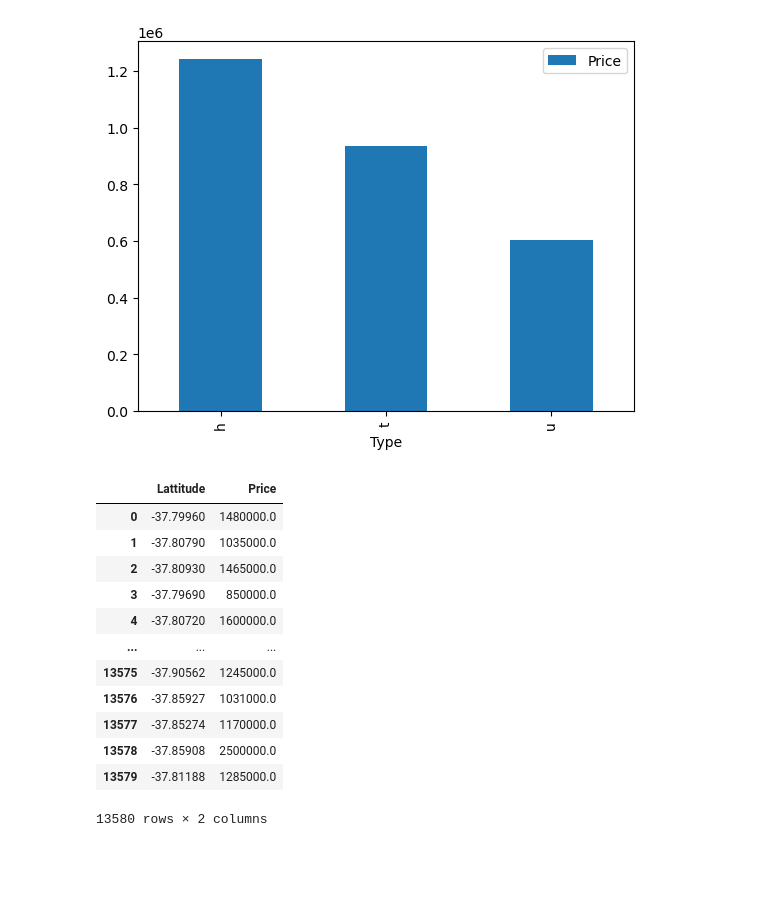
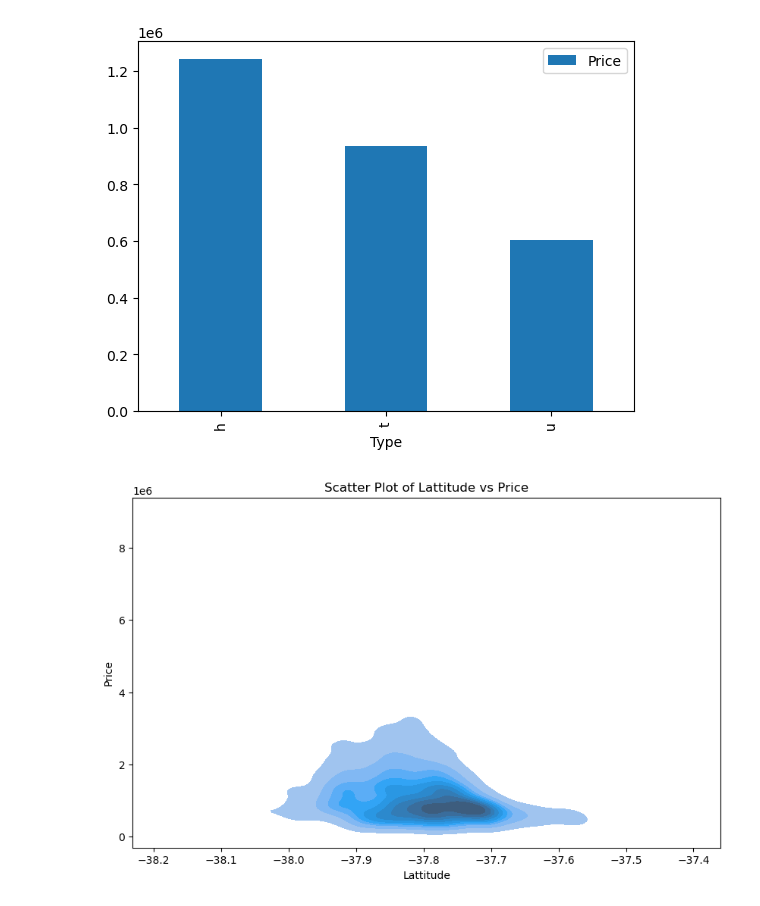
Before and after one commit to Git-Jeong/Machine_Learning, a Jupyter notebook: study/ex_05_선형회귀_활용한_주택_가격의_예측.ipynb, the cells around one changed output. Drawn from its saved outputs; the diff is of its cells as text; code cells hidden in the pictures; blank space fills up the shorter version.

```diff
--- a/study/ex_05_선형회귀_활용한_주택_가격의_예측.ipynb
+++ b/study/ex_05_선형회귀_활용한_주택_가격의_예측.ipynb
@@ -158,20 +158,15 @@ u     6.051275e+05
 [figure]
 # %%
 # 위도와 가격에 따른 밀도 확인(주택이 얼마나 밀집해 있는가?)
-
+# 우선, 호주의 경우 해안가에만 사람들이 거주하고 있는 특성을 가지고 있다.
 lattitude_data = data[['Lattitude', 'Price']]
 lattitude_data
+
+plt.figure(figsize=(10, 6))
+
+sns.kdeplot(data = lattitude_data, x = 'Lattitude', y = 'Price', fill = True)
+plt.title('Scatter Plot of Lattitude vs Price')
+
+plt.show()
 # %% [output]
-|  | Lattitude | Price |
-| 0 | -37.79960 | 1480000.0 |
-| 1 | -37.80790 | 1035000.0 |
-| 2 | -37.80930 | 1465000.0 |
-| 3 | -37.79690 | 850000.0 |
-| 4 | -37.80720 | 1600000.0 |
-| ... | ... | ... |
-| 13575 | -37.90562 | 1245000.0 |
-| 13576 | -37.85927 | 1031000.0 |
-| 13577 | -37.85274 | 1170000.0 |
-| 13578 | -37.85908 | 2500000.0 |
-| 13579 | -37.81188 | 1285000.0 |
-13580 rows × 2 columns
+[figure, added]
```
Also changed, not shown: parts of 12 cells of this notebook.
